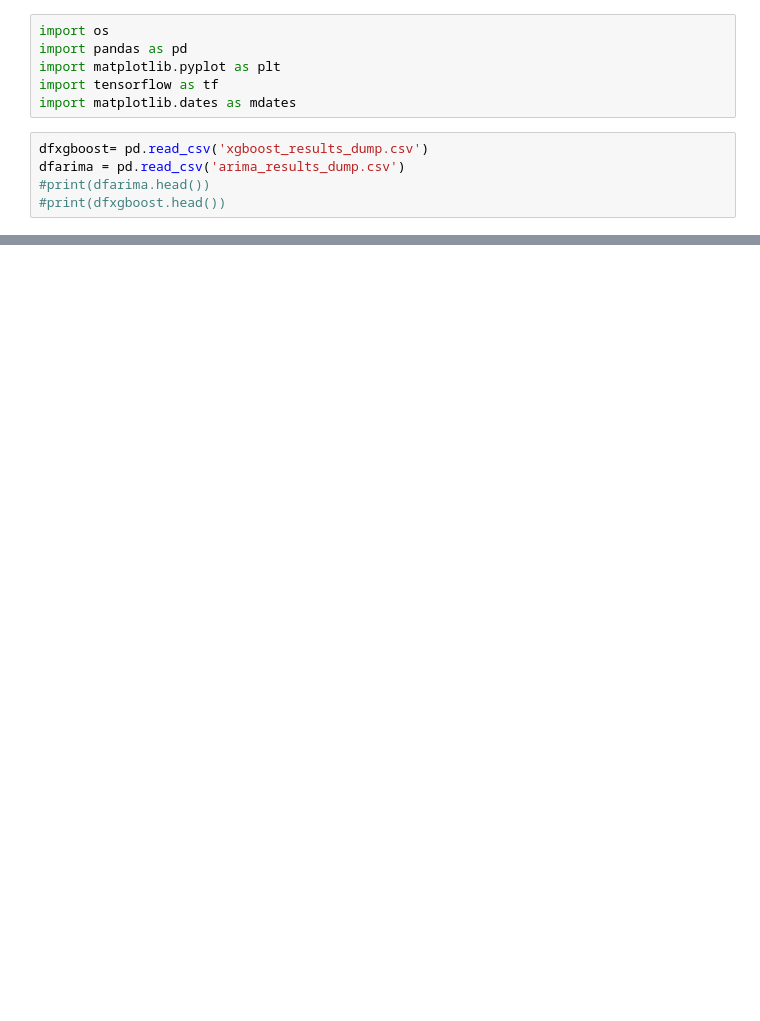
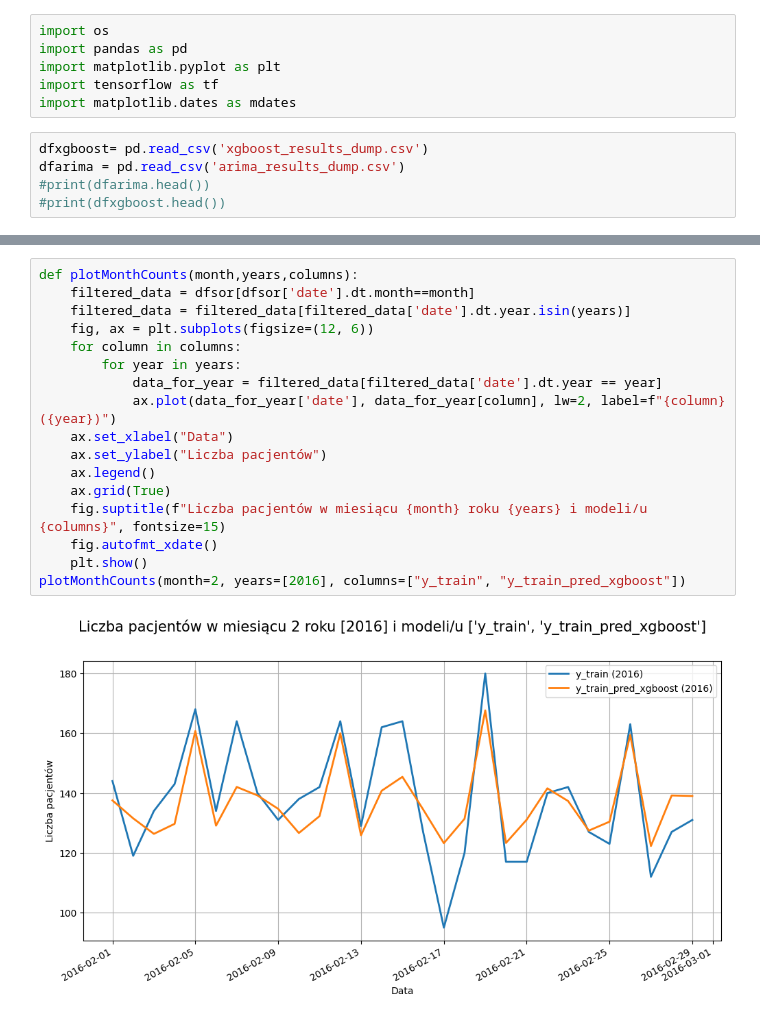
Before and after one commit to Nekq1601/Jupyter_SOR, a Jupyter notebook: Praktyki_SOR.ipynb, the cells around one changed output, grey strips where cells are left out. Cells and saved outputs as stored; diff of their text form; blank space fills up the shorter version.

```diff
--- a/Praktyki_SOR.ipynb
+++ b/Praktyki_SOR.ipynb
@@ -50,0 +64,19 @@ plt.show()
+# %%
+def plotMonthCounts(month,years,columns):
+    filtered_data = dfsor[dfsor['date'].dt.month==month]
+    filtered_data = filtered_data[filtered_data['date'].dt.year.isin(years)]
+    fig, ax = plt.subplots(figsize=(12, 6))
+    for column in columns:
+        for year in years:
+            data_for_year = filtered_data[filtered_data['date'].dt.year == year]
+            ax.plot(data_for_year['date'], data_for_year[column], lw=2, label=f"{column} ({year})")
+    ax.set_xlabel("Data")
+    ax.set_ylabel("Liczba pacjentów")
+    ax.legend()
+    ax.grid(True)
+    fig.suptitle(f"Liczba pacjentów w miesiącu {month} roku {years} i modeli/u {columns}", fontsize=15)
+    fig.autofmt_xdate()
+    plt.show()
+plotMonthCounts(month=2, years=[2016], columns=["y_train", "y_train_pred_xgboost"])
+# %% [output]
+[figure, added]
```
Also changed, not shown: parts of 3 cells of this notebook.
